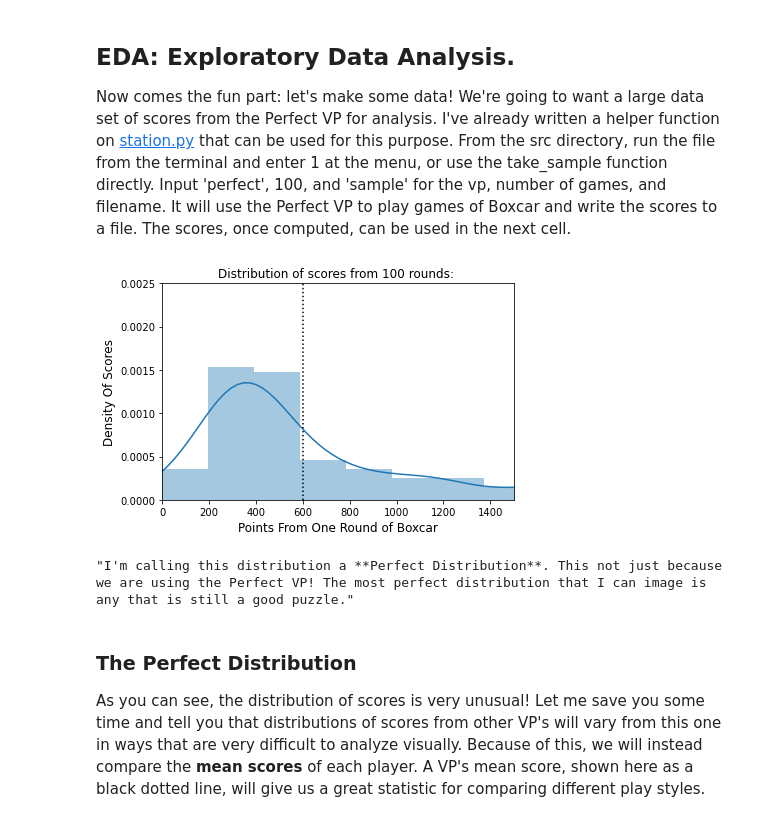
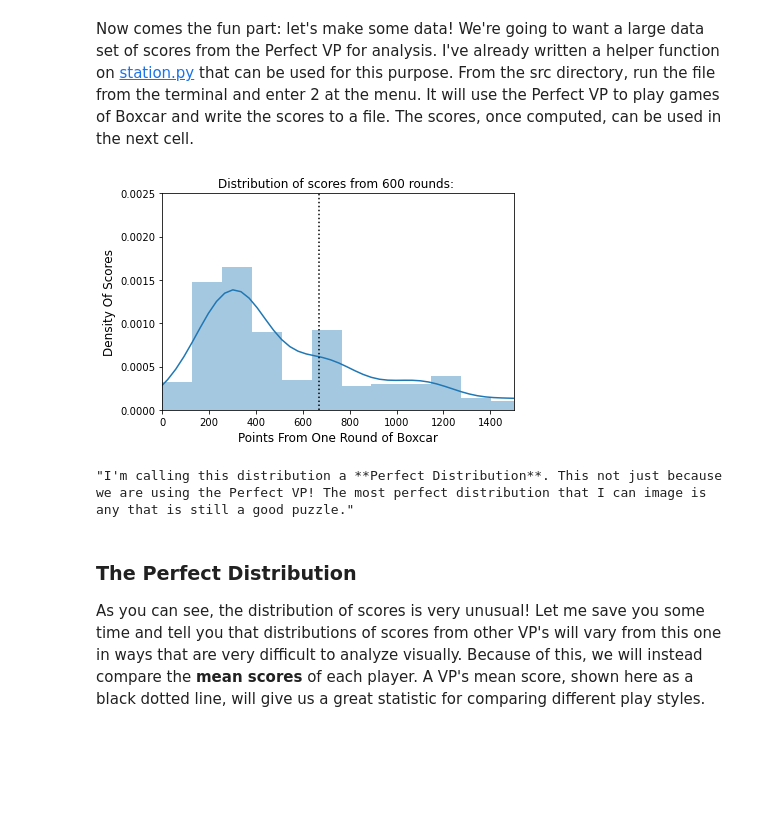
Before and after one commit to gavinraym/Boxcar, a Jupyter notebook: notebooks/Chapter_Two.ipynb, the cells around one changed output. Drawn from its saved outputs; the diff is of its cells as text; code cells hidden in the pictures; blank space fills up the shorter version.

```diff
--- a/notebooks/Chapter_Two.ipynb
+++ b/notebooks/Chapter_Two.ipynb
@@ -1,28 +38,27 @@
 # %% [markdown]
-## EDA: Exploratory Data Analysis.
-
-Now comes the fun part: let's make some data! We're going to want a large data set of scores from the Perfect VP for analysis. I've already written a helper function on [station.py](https://github.com/gavinraym/Boxcar/blob/master/src/station.py) that can be used for this purpose. From the src directory, run the file from the terminal and enter 1 at the menu, or use the take_sample function directly. Input 'perfect', 100, and 'sample' for the vp, number of games, and filename. It will use the Perfect VP to play games of Boxcar and write the scores to a file. The scores, once computed, can be used in the next cell.
+Now comes the fun part: let's make some data! We're going to want a large data set of scores from the Perfect VP for analysis. I've already written a helper function on [station.py](https://github.com/gavinraym/Boxcar/blob/master/src/station.py) that can be used for this purpose. From the src directory, run the file from the terminal and enter 2 at the menu. It will use the Perfect VP to play games of Boxcar and write the scores to a file. The scores, once computed, can be used in the next cell.
 # %%
 import pandas as pd
 import matplotlib.pyplot as plt
 import seaborn as sns
 
 fig, ax = plt.subplots()
-df = pd.read_csv('../data/sample1.csv')
+df = pd.read_csv('../data/sample.csv', names=['score'])
 ax = sns.distplot(df)
 ax.set_ylim(0,.0025)
 ax.set_xlim(0,1500)
 ax.set_xlabel('Points From One Round of Boxcar', fontsize=12)
 ax.set_ylabel('Density Of Scores', fontsize=12)
 ax.axvline(df['score'].mean(), color='k', linestyle=':')
+
 plt.title(f'Distribution of scores from {len(df)} rounds: ', y=1 )
 plt.savefig('../images/perfect_distibution.png', format='png')
 plt.tight_layout()
 plt.show()
 plt.close()
 "I'm calling this distribution a **Perfect Distribution**. This not just because we are using the Perfect VP! The most perfect distribution that I can image is any that is still a good puzzle."
 # %% [output]
-[figure, old version]
+[figure, new version]
 "I'm calling this distribution a **Perfect Distribution**. This not just because we are using the Perfect VP! The most perfect distribution that I can image is any that is still a good puzzle."
 # %% [markdown]
 ### The Perfect Distribution
```
Also changed, not shown: parts of 4 cells of this notebook, 6 other files.
